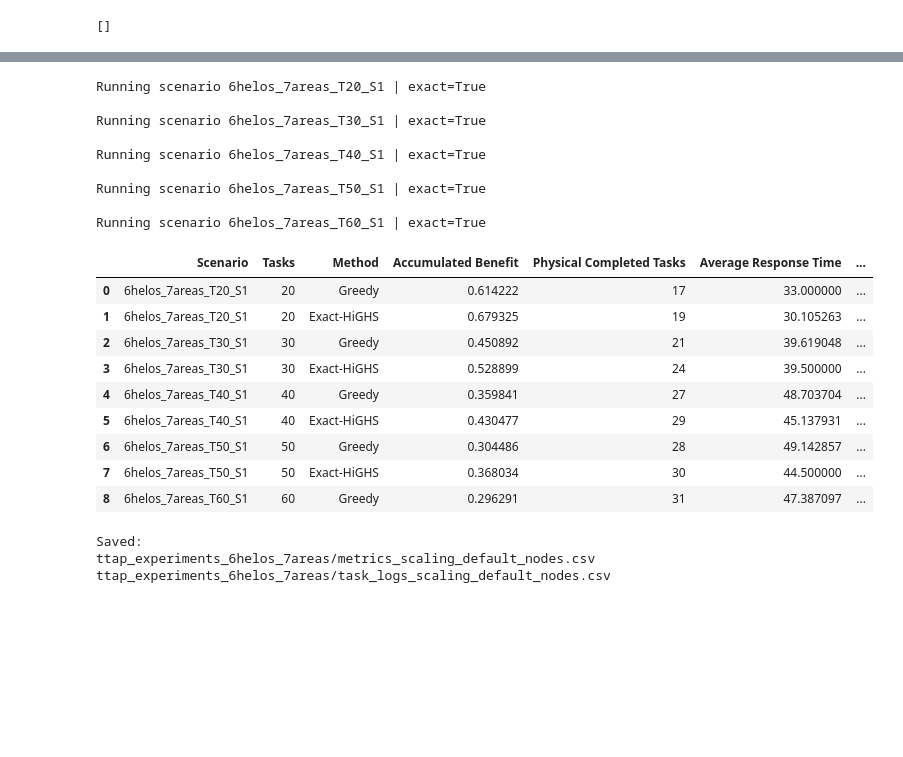
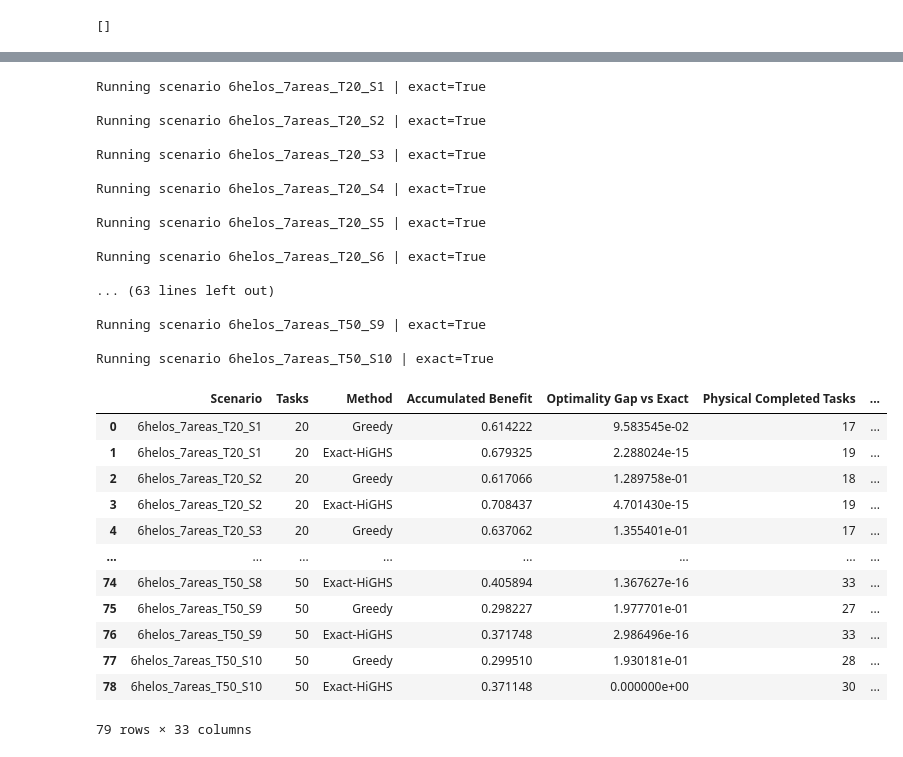
Before and after one commit to educarrascov/DISC_TESIS, a Jupyter notebook: Resuelto para Paper Doctoral/20260622_Escalamiento.ipynb, the cells around one changed output, grey strips where cells are left out. Drawn from its saved outputs; the diff is of its cells as text; code cells hidden in the pictures; blank space fills up the shorter version.

```diff
--- a/Resuelto para Paper Doctoral/20260622_Escalamiento.ipynb
+++ b/Resuelto para Paper Doctoral/20260622_Escalamiento.ipynb
@@ -1263,35 +1263,35 @@ def compute_ttap_metrics(
         "Tasks": total_tasks,
         "Method": method_name,
         "Accumulated Benefit": accumulated_benefit,
-        #"Optimality Gap vs Exact": gap_vs_exact,
+        "Optimality Gap vs Exact": gap_vs_exact,
         "Physical Completed Tasks": physical_completed,
-        #"Physical Completion Rate": physical_completed / total_tasks,
-        #"Positive Benefit Tasks": positive_completed,
-        #"Positive Benefit Completion Rate": positive_completed / total_tasks,
-        #"Operationally Relevant Tasks": relevant_completed,
-        #"Operationally Relevant Completion Rate": relevant_completed / total_tasks,
+        "Physical Completion Rate": physical_completed / total_tasks,
+        "Positive Benefit Tasks": positive_completed,
+        "Positive Benefit Completion Rate": positive_completed / total_tasks,
+        "Operationally Relevant Tasks": relevant_completed,
+        "Operationally Relevant Completion Rate": relevant_completed / total_tasks,
         "Average Response Time": avg_response_time,
         "Maximum Response Time": max_response_time,
-        #"Makespan": makespan,
+        "Makespan": makespan,
         "Productive Time": productive_time,
         "Active Time": active_time,
-        #"Productive Utilization": productive_utilization,
-        #"Active Utilization": active_utilization,
+        "Productive Utilization": productive_utilization,
+        "Active Utilization": active_utilization,
         "Total Task Flight Time": total_task_flight,
         "Total Return Flight Time": total_return_flight,
         "Total Flight Time": total_flight,
         "Total Recovery Time": total_recovery,
         "Operational Cost Proxy": operational_cost_proxy,
-        #"Task Count Std": np.std(task_counts) if len(task_counts) > 0 else np.nan,
-        #"Task Count Gini": gini_coefficient(task_counts),
-        #"Workload Std": np.std(workloads) if len(workloads) > 0 else np.nan,
-        #"Workload Gini": gini_coefficient(workloads),
+        "Task Count Std": np.std(task_counts) if len(task_counts) > 0 else np.nan,
+        "Task Count Gini": gini_coefficient(task_counts),
+        "Workload Std": np.std(workloads) if len(workloads) > 0 else np.nan,
+        "Workload Gini": gini_coefficient(workloads),
         "Runtime sec": runtime_sec,
         "Optimal Certified": optimal,
         "MIP Gap": mip_gap,
         "Variables": variables,
         "Constraints": constraints,
-        #"Nonzeros": nonzeros,
+        "Nonzeros": nonzeros,
     }
 # %%
 # ============================================================
@@ -1559,55 +1559,63 @@ Exact route:
 # 09. INITIAL SCALING EXPERIMENT
 # ============================================================
 
-task_sizes = [20, 30, 40, 50, 60]
-seeds = [1]
-#seeds = list(range(1, 11))
+task_sizes = [20, 30, 40, 50]
+#seeds = [1]
+seeds = list(range(1, 11))
 
 df_metrics_scaling, df_logs_scaling = run_experiment_suite(
     task_sizes=task_sizes,
     seeds=seeds,
     exact_max_tasks=60,
-    exact_time_limit=1000,
+    exact_time_limit=1200,
     exact_mip_gap=1e-6,
     verbose=False,
 )
 
 display(df_metrics_scaling)
 
 # Guardar resultados
 df_metrics_scaling.to_csv(
     OUTPUT_DIR / "metrics_scaling_default_nodes.csv",
     index=False
 )
 
 df_logs_scaling.to_csv(
     OUTPUT_DIR / "task_logs_scaling_default_nodes.csv",
     index=False
 )
 
 print("Saved:")
 print(OUTPUT_DIR / "metrics_scaling_default_nodes.csv")
 print(OUTPUT_DIR / "task_logs_scaling_default_nodes.csv")
 # %% [output]
 Running scenario 6helos_7areas_T20_S1 | exact=True
 
-Running scenario 6helos_7areas_T30_S1 | exact=True
+Running scenario 6helos_7areas_T20_S2 | exact=True
 
-Running scenario 6helos_7areas_T40_S1 | exact=True
+Running scenario 6helos_7areas_T20_S3 | exact=True
 
-Running scenario 6helos_7areas_T50_S1 | exact=True
+Running scenario 6helos_7areas_T20_S4 | exact=True
 
-Running scenario 6helos_7areas_T60_S1 | exact=True
+Running scenario 6helos_7areas_T20_S5 | exact=True
+
+Running scenario 6helos_7areas_T20_S6 | exact=True
+
+... (63 lines left out)
+
+Running scenario 6helos_7areas_T50_S9 | exact=True
+
+Running scenario 6helos_7areas_T50_S10 | exact=True
-|  | Scenario | Tasks | Method | Accumulated Benefit | Physical Completed Tasks | Average Response Time | ... |
-| 0 | 6helos_7areas_T20_S1 | 20 | Greedy | 0.614222 | 17 | 33.000000 | ... |
-| 1 | 6helos_7areas_T20_S1 | 20 | Exact-HiGHS | 0.679325 | 19 | 30.105263 | ... |
-| 2 | 6helos_7areas_T30_S1 | 30 | Greedy | 0.450892 | 21 | 39.619048 | ... |
-| 3 | 6helos_7areas_T30_S1 | 30 | Exact-HiGHS | 0.528899 | 24 | 39.500000 | ... |
-| 4 | 6helos_7areas_T40_S1 | 40 | Greedy | 0.359841 | 27 | 48.703704 | ... |
-| 5 | 6helos_7areas_T40_S1 | 40 | Exact-HiGHS | 0.430477 | 29 | 45.137931 | ... |
-| 6 | 6helos_7areas_T50_S1 | 50 | Greedy | 0.304486 | 28 | 49.142857 | ... |
-| 7 | 6helos_7areas_T50_S1 | 50 | Exact-HiGHS | 0.368034 | 30 | 44.500000 | ... |
-| 8 | 6helos_7areas_T60_S1 | 60 | Greedy | 0.296291 | 31 | 47.387097 | ... |
+|  | Scenario | Tasks | Method | Accumulated Benefit | Optimality Gap vs Exact | Physical Completed Tasks | ... |
+| 0 | 6helos_7areas_T20_S1 | 20 | Greedy | 0.614222 | 9.583545e-02 | 17 | ... |
+| 1 | 6helos_7areas_T20_S1 | 20 | Exact-HiGHS | 0.679325 | 2.288024e-15 | 19 | ... |
+| 2 | 6helos_7areas_T20_S2 | 20 | Greedy | 0.617066 | 1.289758e-01 | 18 | ... |
+| 3 | 6helos_7areas_T20_S2 | 20 | Exact-HiGHS | 0.708437 | 4.701430e-15 | 19 | ... |
+| 4 | 6helos_7areas_T20_S3 | 20 | Greedy | 0.637062 | 1.355401e-01 | 17 | ... |
+| ... | ... | ... | ... | ... | ... | ... | ... |
+| 74 | 6helos_7areas_T50_S8 | 50 | Exact-HiGHS | 0.405894 | 1.367627e-16 | 33 | ... |
+| 75 | 6helos_7areas_T50_S9 | 50 | Greedy | 0.298227 | 1.977701e-01 | 27 | ... |
+| 76 | 6helos_7areas_T50_S9 | 50 | Exact-HiGHS | 0.371748 | 2.986496e-16 | 33 | ... |
+| 77 | 6helos_7areas_T50_S10 | 50 | Greedy | 0.299510 | 1.930181e-01 | 28 | ... |
+| 78 | 6helos_7areas_T50_S10 | 50 | Exact-HiGHS | 0.371148 | 0.000000e+00 | 30 | ... |
-Saved:
-ttap_experiments_6helos_7areas/metrics_scaling_default_nodes.csv
-ttap_experiments_6helos_7areas/task_logs_scaling_default_nodes.csv
+79 rows × 33 columns
```
Also changed, not shown: parts of 16 cells of this notebook, 32 other files.
